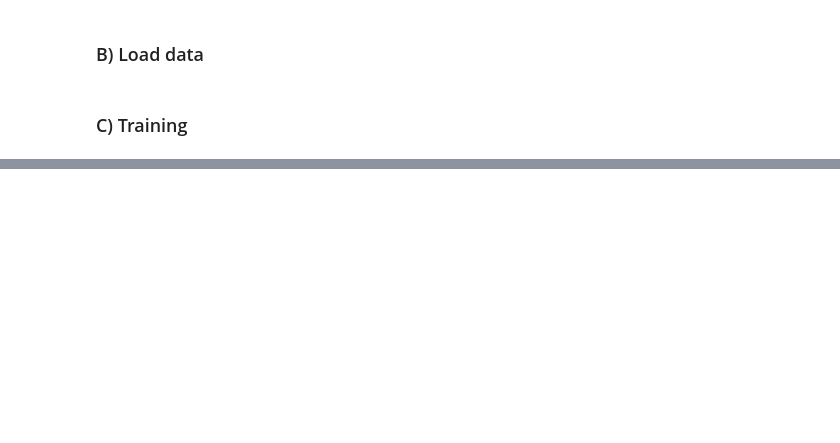
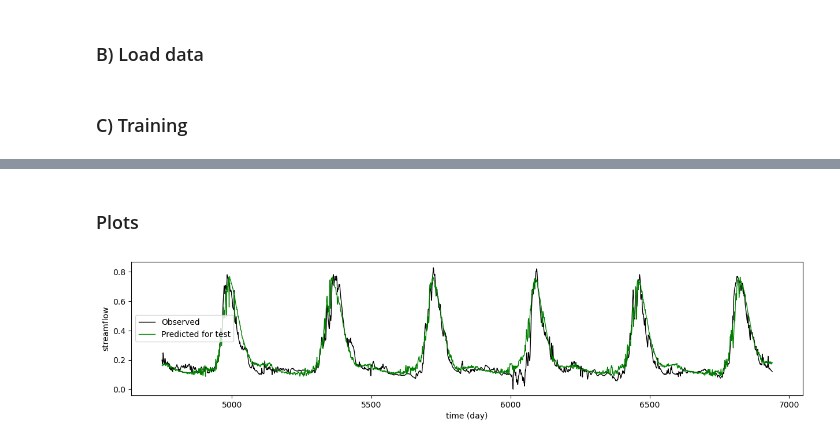
Before and after one commit to SeohyeChoi/Transformer-RR, a Jupyter notebook: code/Transformer-RR.ipynb, the cells around one changed output, grey strips where cells are left out. Cells and saved outputs as stored; diff of their text form; code cells hidden in the pictures; blank space fills up the shorter version.

```diff
--- a/code/Transformer-RR.ipynb
+++ b/code/Transformer-RR.ipynb
@@ -309,0 +325,15 @@ plt.grid(axis='both')
+# %% [markdown]
+### Plots
+# %%
+# hydrograph plot
+
+series=list(range(num))
+plt.figure(1, figsize=(15,3)); plt.clf()
+plt.plot(series[train_size+vald_size:num], y_test, label='Observed', color='black', linewidth=1)
+plt.plot(series[train_size+vald_size:num], y_pred[train_size+vald_size:num], label='Predicted for test', color='green', linewidth=1)
+plt.xlabel(r'time (day)')
+plt.ylabel(r'streamflow')
+plt.legend()
+plt.show()
+# %% [output]
+[figure, added]
```
Also changed, not shown: parts of 6 cells of this notebook.
